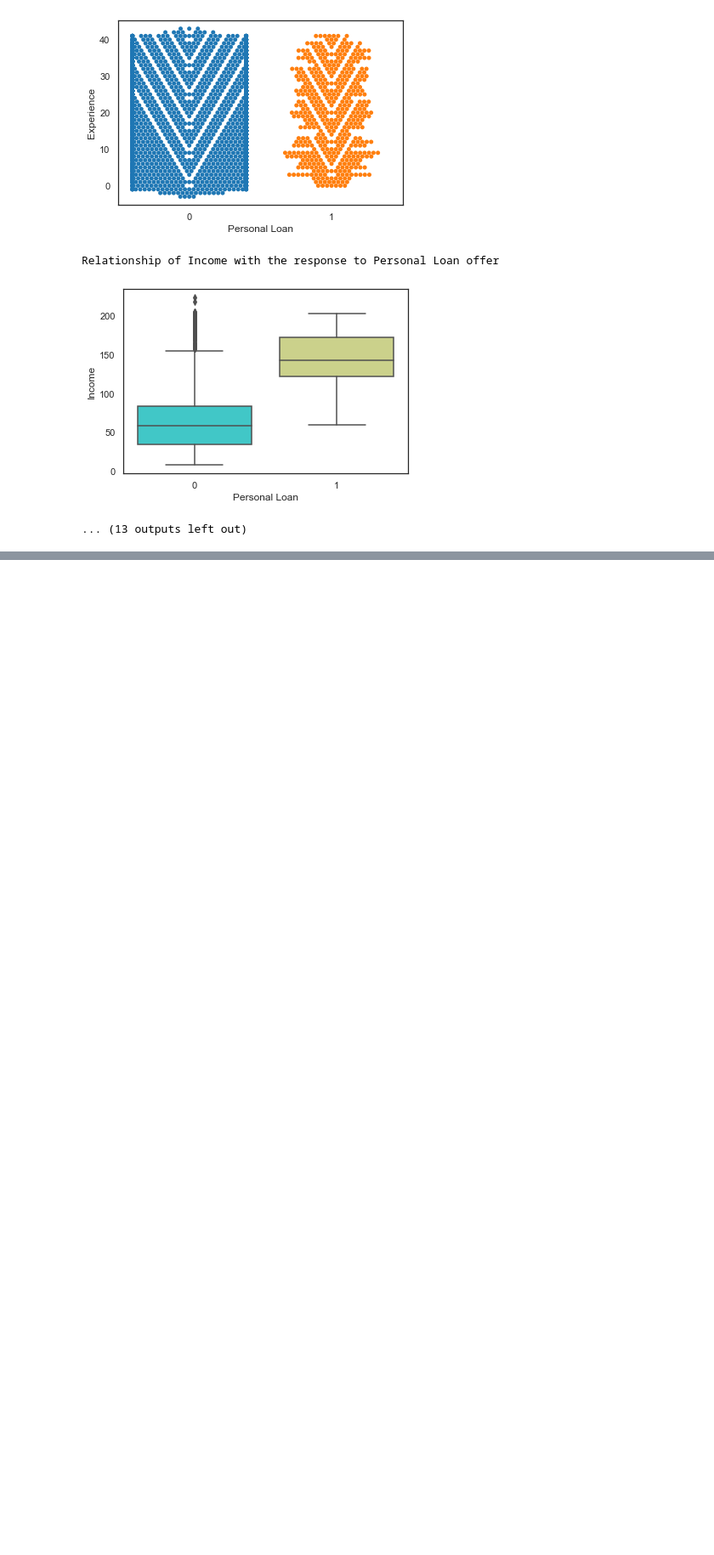
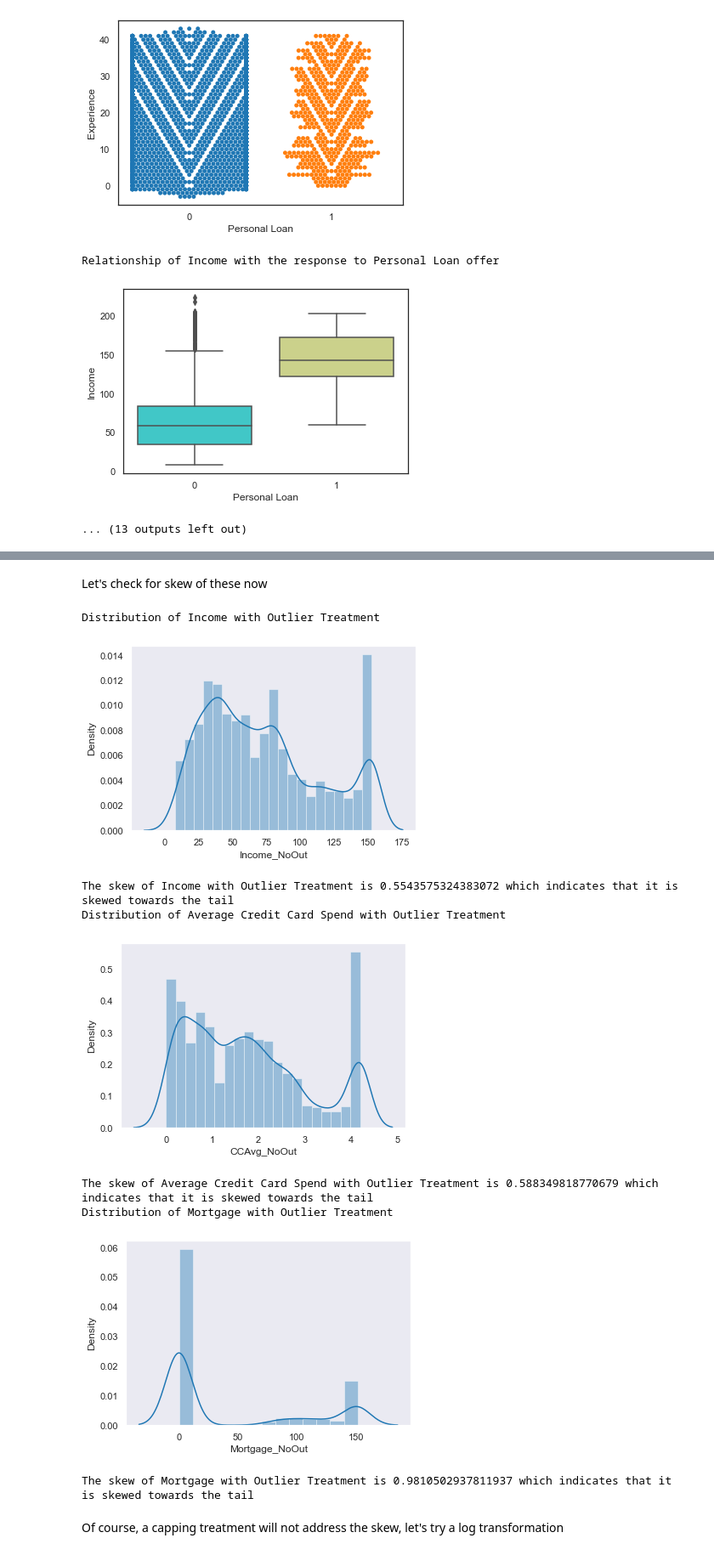
Before and after one commit to abhinav-kimothi/X-sell-Loans, a Jupyter notebook: Data_Exploration.ipynb, the cells around one changed output, grey strips where cells are left out. Shown at 85% size. Drawn from its saved outputs; the diff is of its cells as text; code cells hidden in the pictures; blank space fills up the shorter version.

```diff
--- a/Data_Exploration.ipynb
+++ b/Data_Exploration.ipynb
@@ -399,0 +619,18 @@ Relationship of Income with the response to Personal Loan offer
+# %% [markdown]
+Let's check for skew of these now
+# %%
+skew_chart(campaign_data['Income_NoOut'],"Income with Outlier Treatment")
+skew_chart(campaign_data['CCAvg_NoOut'],"Average Credit Card Spend with Outlier Treatment")
+skew_chart(campaign_data['Mortgage_NoOut'],"Mortgage with Outlier Treatment")
+# %% [output]
+Distribution of Income with Outlier Treatment
+[figure, added]
+The skew of Income with Outlier Treatment is 0.5543575324383072 which indicates that it is skewed towards the tail
+Distribution of Average Credit Card Spend with Outlier Treatment
+[figure, added]
+The skew of Average Credit Card Spend with Outlier Treatment is 0.588349818770679 which indicates that it is skewed towards the tail
+Distribution of Mortgage with Outlier Treatment
+[figure, added]
+The skew of Mortgage with Outlier Treatment is 0.9810502937811937 which indicates that it is skewed towards the tail
+# %% [markdown]
+Of course, a capping treatment will not address the skew, let's try a log transformation
```
Also changed, not shown: parts of 22 cells of this notebook.
